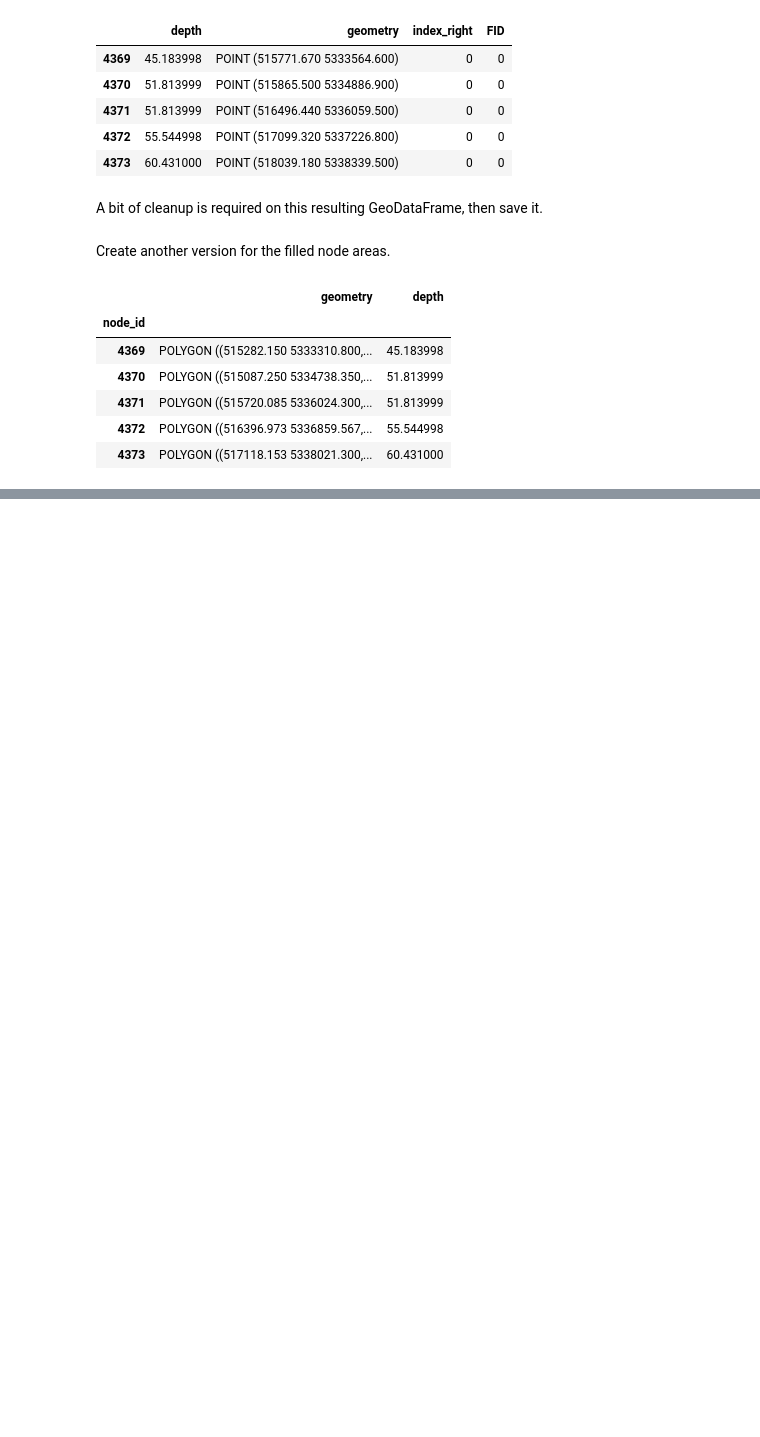
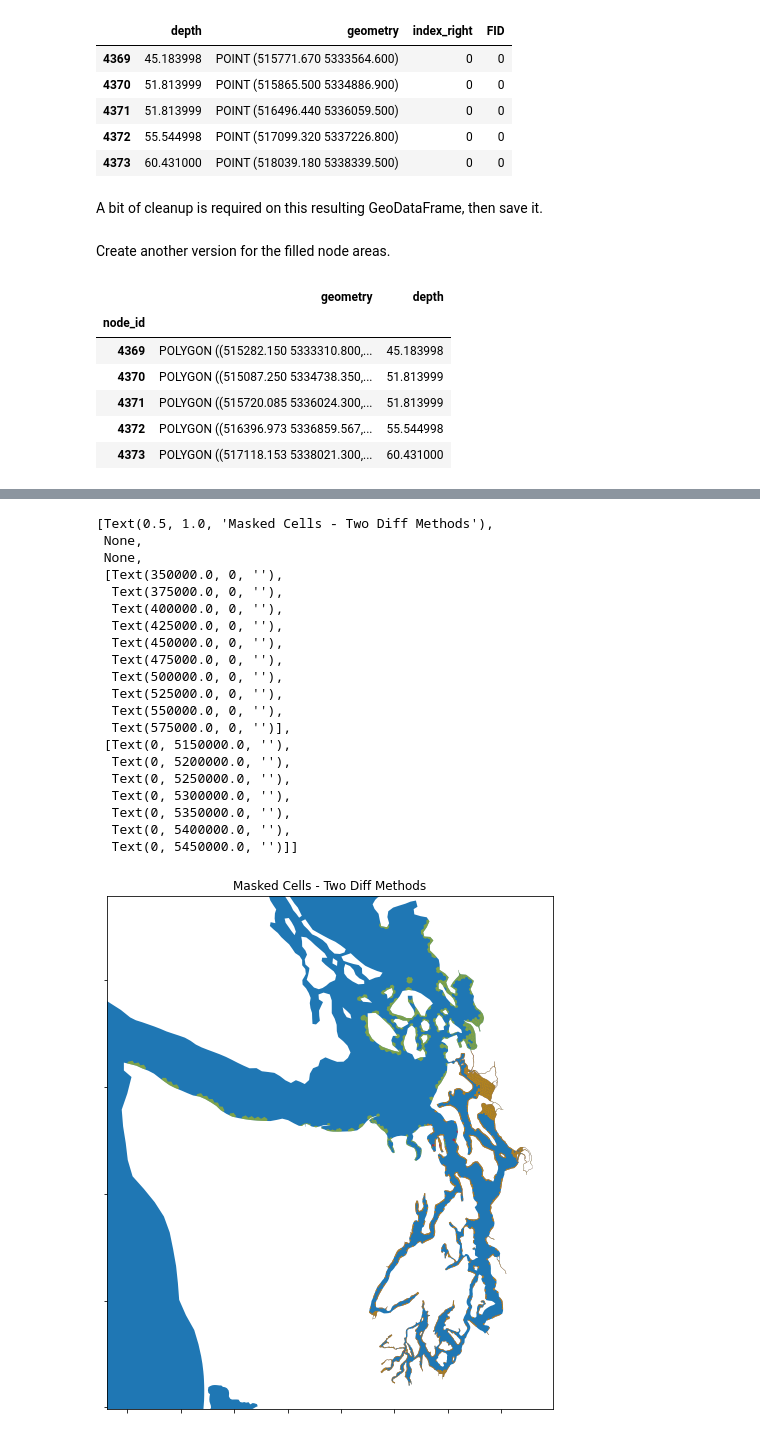
Before and after one commit to bedaro/ssm-analysis, a Jupyter notebook: ProcessGrid.ipynb, the cells around one changed output, grey strips where cells are left out. Cells and saved outputs as stored; diff of their text form; code cells hidden in the pictures; blank space fills up the shorter version.

```diff
--- a/ProcessGrid.ipynb
+++ b/ProcessGrid.ipynb
@@ -5,11 +5,14 @@ This notebook creates useful GIS shapefiles based on the 2D mesh that defines th
 # %%
 ssm_full_grid_file = "SSM_Grid/Salish_Sea_Shelf_top_0.2_DZ_10_3_16.2dm"
 
+ecology_masked_cells_shp = "gis/ecology masked cells.shp"
 ssm_domain_shapefile = "gis/ssm domain utm.shp"
 
+ssm_full_grid_shp = "gis/ssm full grid.shp"
 ssm_full_union_shp = "gis/ssm full union.shp"
 domain_out_shp = "gis/ssm domain nodes.shp"
 filled_domain_out_shp = "gis/ssm filled domain nodes.shp"
+node_mask_out_txt = "gis/masked nodes.txt"
 
 crs = "epsg:32610"
 
@@ -229,0 +251,5 @@ filled_domain_nodes.to_file(filled_domain_out_shp)
+# %%
+masked = gpd.read_file(ecology_masked_cells_shp)
+masked.set_index("tce", inplace=True)
+masked.to_crs(crs, inplace=True)
+masked.head()
@@ -229,0 +281,31 @@ filled_domain_nodes.to_file(filled_domain_out_shp)
+# %%
+fig, ax = plt.subplots(figsize=(8,12))
+masked.plot(facecolor='y', ax=ax, alpha=0.6, zorder=3)
+masked_from_nodes = filled_domain_nodes.loc[filled_domain_nodes.index.isin(masked.index)]
+p = masked_from_nodes.plot(facecolor='r', ax=ax, alpha=0.6, zorder=2)
+# Save the axes boundaries so we can restore them after plotting the full model boundary
+xmin, xmax, ymin, ymax = p.axis()
+full_union.plot(ax=ax, zorder=1)
+ax.set(title="Masked Cells - Two Diff Methods", ybound=(ymin, ymax), xbound=(xmin, xmax), xticklabels=(), yticklabels=())
+# %% [output]
+[Text(0.5, 1.0, 'Masked Cells - Two Diff Methods'),
+ None,
+ None,
+ [Text(350000.0, 0, ''),
+  Text(375000.0, 0, ''),
+  Text(400000.0, 0, ''),
+  Text(425000.0, 0, ''),
+  Text(450000.0, 0, ''),
+  Text(475000.0, 0, ''),
+  Text(500000.0, 0, ''),
+  Text(525000.0, 0, ''),
+  Text(550000.0, 0, ''),
+  Text(575000.0, 0, '')],
+ [Text(0, 5150000.0, ''),
+  Text(0, 5200000.0, ''),
+  Text(0, 5250000.0, ''),
+  Text(0, 5300000.0, ''),
+  Text(0, 5350000.0, ''),
+  Text(0, 5400000.0, ''),
+  Text(0, 5450000.0, '')]]
+[figure, added]
```
Also changed, not shown: parts of 15 cells of this notebook, 4 other files.
